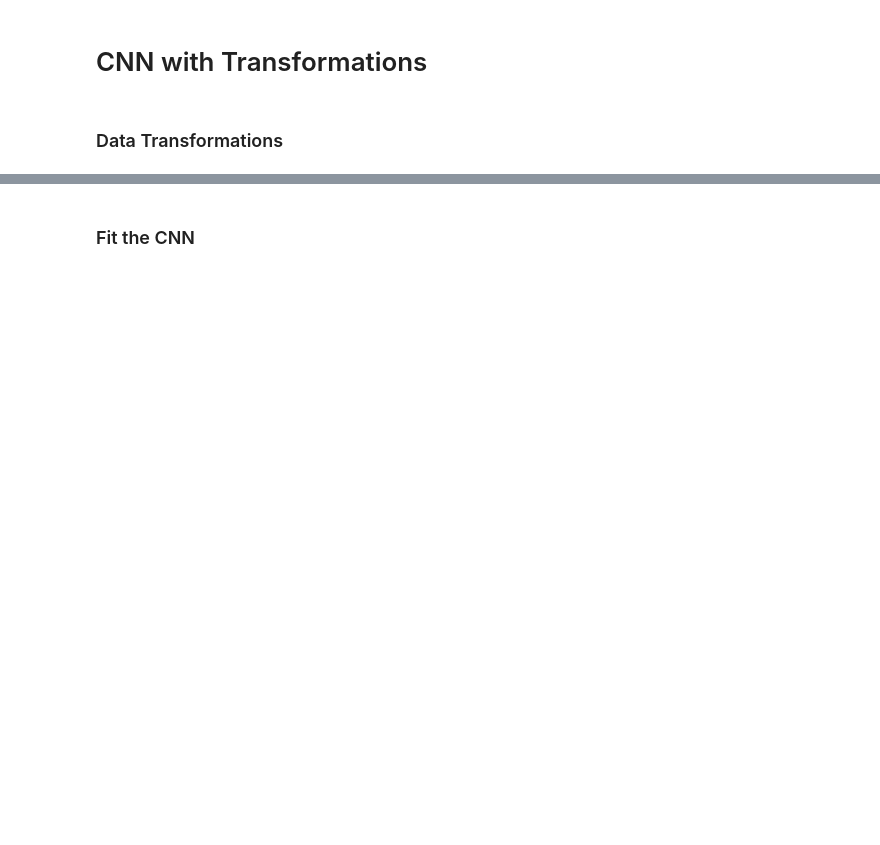
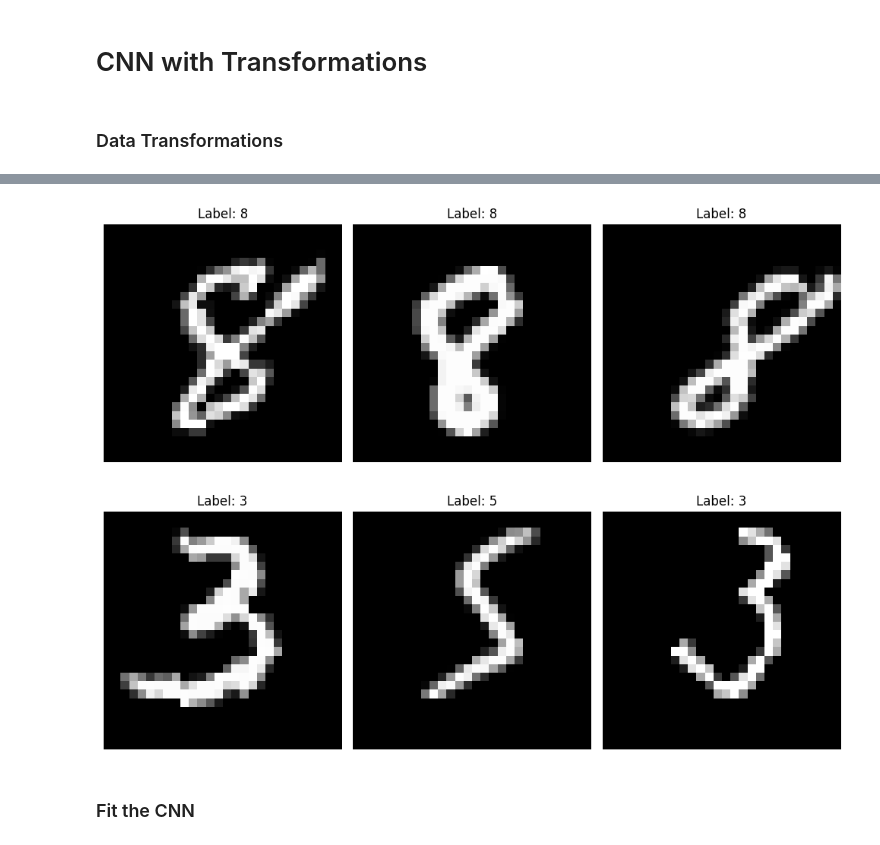
Before and after one commit to KelvynBladen/ml_intro, a Jupyter notebook: mnist_worksheet2.ipynb, the cells around one changed output, grey strips where cells are left out. Cells and saved outputs as stored; diff of their text form; code cells hidden in the pictures; blank space fills up the shorter version.

```diff
--- a/mnist_worksheet2.ipynb
+++ b/mnist_worksheet2.ipynb
@@ -147,2 +220,64 @@ test_dataset = MNIST(root="./data", train=False, transform=test_mod, download=Tr
+# %%
+from torchvision.datasets import MNIST
+
+import torchvision.transforms as transforms
+
+# Define test transformation (no augmentation for test data)
+test_mod = transforms.Compose([
+    transforms.ToTensor(),
+    transforms.Normalize((0.5,), (0.5,))
+])
+
+# Define data augmentation transformations for training
+train_mod = transforms.Compose([
+    transforms.RandomRotation(10),
+    transforms.RandomAffine(0, translate=(0.1, 0.1)),
+    transforms.ToTensor(),
+    transforms.Normalize((0.5,), (0.5,))
+])
+
+# Define label mapping function for 3,5,8
+def map_labels(target):
+    if isinstance(target, torch.Tensor):
+        return ((target == 5).long() + 2 * (target == 8).long())
+    return ((target == 5).astype(int) + 2 * (target == 8).astype(int))
+
+# Custom dataset class to handle label mapping
+class FilteredMNIST(MNIST):
+    def __init__(self, root, train=True, transform=None, target_transform=None, download=True):
+        super().__init__(root, train, transform, target_transform, download)
+        # Filter for digits 3, 5, and 8
+        mask = (self.targets == 3) | (self.targets == 5) | (self.targets == 8)
+        self.data = self.data[mask]
+        self.targets = self.targets[mask]
+        # Map labels: 3->0, 5->1, 8->2
+        self.targets = map_labels(self.targets)
+
+# Create datasets
+train_dataset = FilteredMNIST(root="./data", train=True, transform=train_mod, download=True)
+test_dataset = FilteredMNIST(root="./data", train=False, transform=test_mod, download=True)
+
+# Create data loaders
+train_loader = torch.utils.data.DataLoader(train_dataset, batch_size=64, shuffle=True)
+test_loader = torch.utils.data.DataLoader(test_dataset, batch_size=64, shuffle=False)
+
+# Plot some transformed training images
+plt.figure(figsize=(10, 8))
+dataiter = iter(train_loader)
+images, labels = next(dataiter)
+
+# Create label map for display
+label_map = {0: 3, 1: 5, 2: 8}
+
+for i in range(6):
+    plt.subplot(2, 3, i + 1)
+    img = images[i].squeeze().numpy()
+    plt.imshow(img, cmap='gray')
+    plt.title(f'Label: {label_map[labels[i].item()]}')
+    plt.axis('off')
+plt.tight_layout()
+plt.show()
+# %% [output]
+[figure, added]
 # %% [markdown]
 ### Fit the CNN
```
Also changed, not shown: parts of 18 cells of this notebook, 1 other file.
